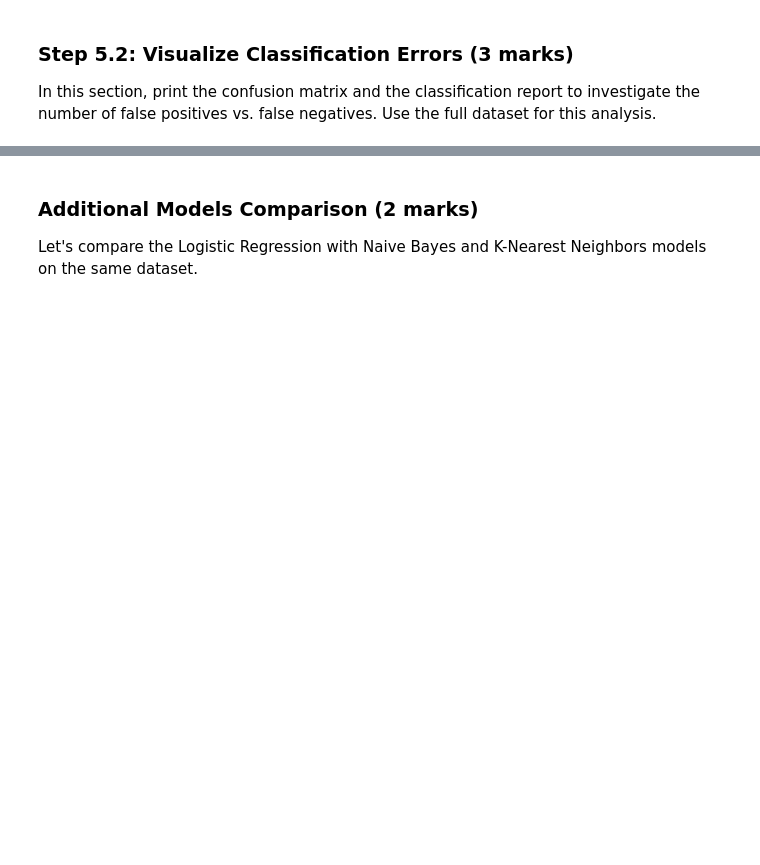
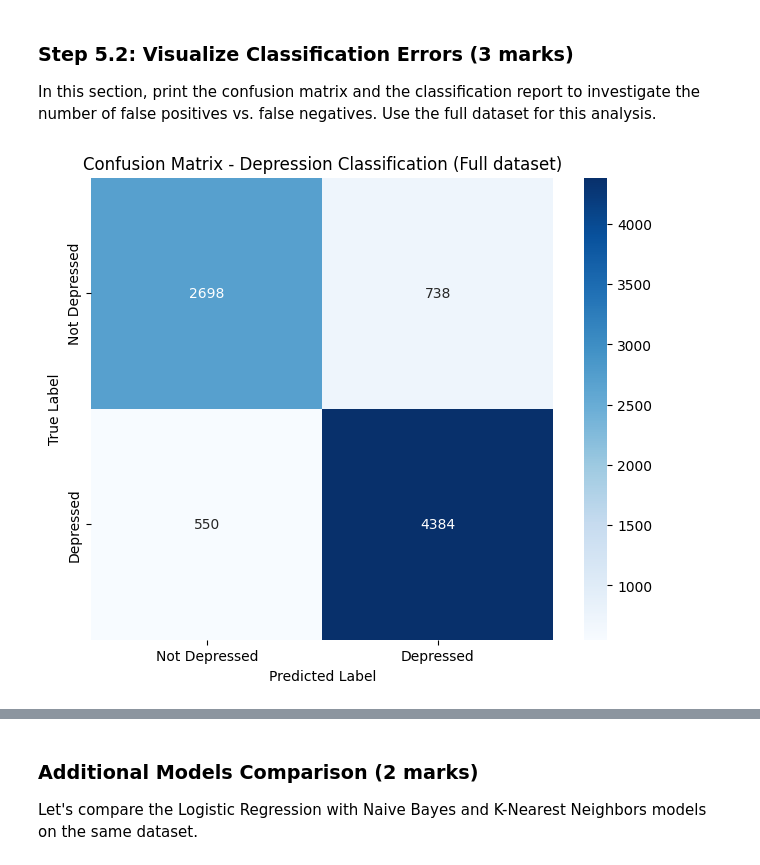
Before and after one commit to Hayden-Taylor91/ENGG680_2025_Fall_Assignment2, a Jupyter notebook: Assignment2_Upload.ipynb, the cells around one changed output, grey strips where cells are left out. Drawn from its saved outputs; the diff is of its cells as text; code cells hidden in the pictures; blank space fills up the shorter version.

```diff
--- a/Assignment2_Upload.ipynb
+++ b/Assignment2_Upload.ipynb
@@ -743,30 +845,40 @@ print(results)
 
 In this section, print the confusion matrix and the classification report to investigate the number of false positives vs. false negatives. Use the full dataset for this analysis.
 # %%
+from sklearn.linear_model import LogisticRegression
 # Retrieve target vector and predicted values for testing set using full dataset
 # (1 marks)
-# Note: 70% training set, 30% testing set
+# Note: 70% training set, 30% testing set
+
+
+# Train a Logistic Regression model again on the full-dataset split from Step 5.1
+model_full = LogisticRegression(max_iter=2000)
+model_full.fit(X_train, y_train)
+
+# Predicted labels for the testing set
+y_test_pred = model_full.predict(X_test)
 # %%
 from sklearn.metrics import confusion_matrix
 # Calculate confusion matrix: confusion_matrix()
 # (1 marks)
-
-
+conf_mat = confusion_matrix(y_test, y_test_pred)
 
 # Print confusion matrix using a heatmap: sns.heatmap()
 plt.figure(figsize=(8, 6))
 sns.heatmap(conf_mat,
            xticklabels=['Not Depressed', 'Depressed'],
            yticklabels=['Not Depressed', 'Depressed'],
            square=True,
            annot=True,
            cbar=True,
            fmt='d',
            cmap='Blues')
-plt.xlabel(   )
-plt.ylabel(   )
-plt.title(   )
+plt.xlabel("Predicted Label")
+plt.ylabel("True Label")
+plt.title("Confusion Matrix - Depression Classification (Full dataset)")
 plt.show()
+# %% [output]
+[figure, added]
 # %%
 from sklearn.metrics import classification_report
 # Print classification report: classification_report()
```
Also changed, not shown: parts of 11 cells of this notebook.
